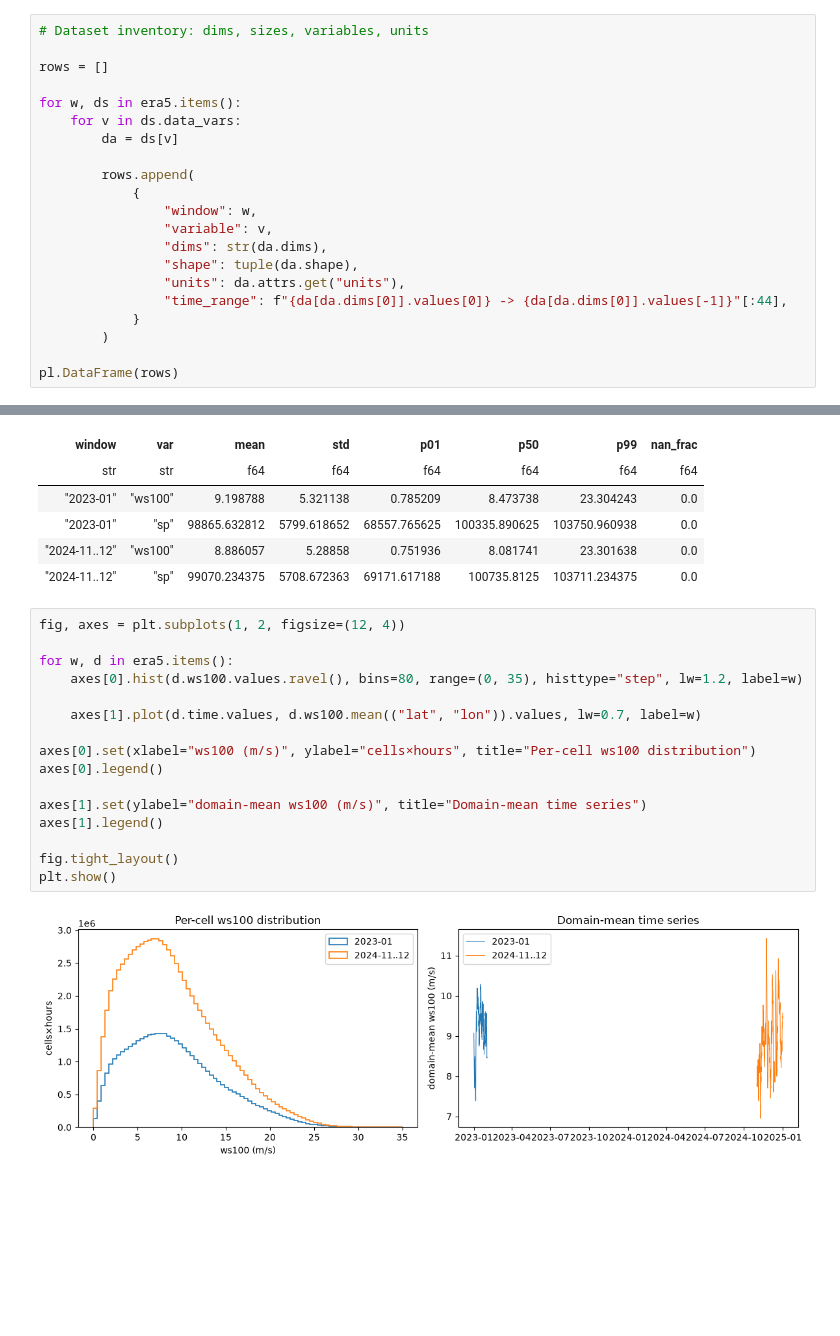
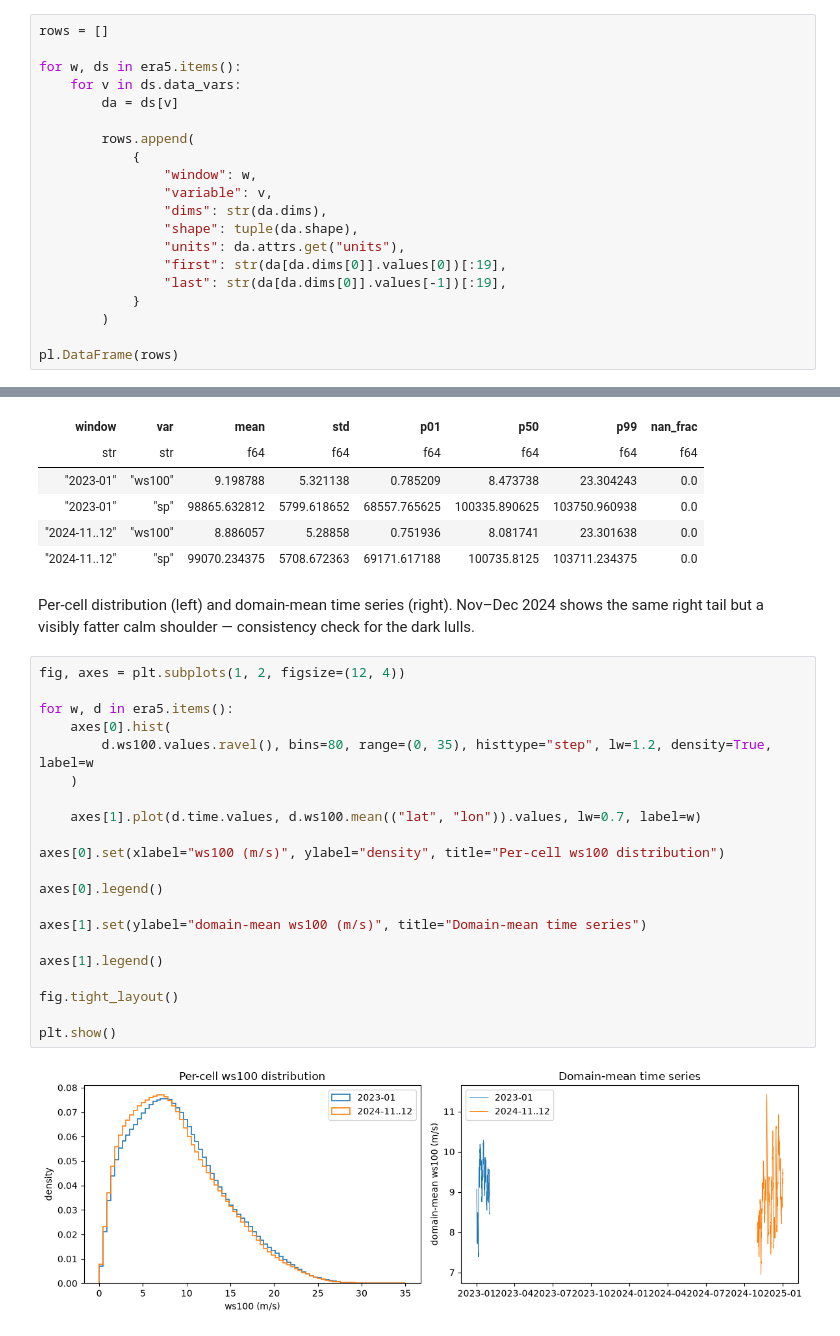
Before and after one commit to TunaHim/EuroGrid-Climate-Dynamics, a Jupyter notebook: notebooks/01_eda.ipynb, the cells around one changed output, grey strips where cells are left out. Cells and saved outputs as stored; diff of their text form; blank space fills up the shorter version.

```diff
--- a/notebooks/01_eda.ipynb
+++ b/notebooks/01_eda.ipynb
@@ -72,6 +91,4 @@ canonical contract every loader must satisfy.
 # %%
-# Dataset inventory: dims, sizes, variables, units
-
 rows = []
 
 for w, ds in era5.items():
@@ -85,7 +102,8 @@ for w, ds in era5.items():
                 "dims": str(da.dims),
                 "shape": tuple(da.shape),
                 "units": da.attrs.get("units"),
-                "time_range": f"{da[da.dims[0]].values[0]} -> {da[da.dims[0]].values[-1]}"[:44],
+                "first": str(da[da.dims[0]].values[0])[:19],
+                "last": str(da[da.dims[0]].values[-1])[:19],
             }
         )
 
@@ -165,21 +220,29 @@ shape: (4, 8)
 | "2023-01" | "sp" | 98865.632812 | 5799.618652 | 68557.765625 | 100335.890625 | 103750.960938 | 0.0 |
 | "2024-11..12" | "ws100" | 8.886057 | 5.28858 | 0.751936 | 8.081741 | 23.301638 | 0.0 |
 | "2024-11..12" | "sp" | 99070.234375 | 5708.672363 | 69171.617188 | 100735.8125 | 103711.234375 | 0.0 |
+# %% [markdown]
+Per-cell distribution (left) and domain-mean time series (right). Nov–Dec 2024 shows the same
+right tail but a visibly fatter calm shoulder — consistency check for the dark lulls.
 # %%
 fig, axes = plt.subplots(1, 2, figsize=(12, 4))
 
 for w, d in era5.items():
-    axes[0].hist(d.ws100.values.ravel(), bins=80, range=(0, 35), histtype="step", lw=1.2, label=w)
+    axes[0].hist(
+        d.ws100.values.ravel(), bins=80, range=(0, 35), histtype="step", lw=1.2, density=True, label=w
+    )
 
     axes[1].plot(d.time.values, d.ws100.mean(("lat", "lon")).values, lw=0.7, label=w)
 
-axes[0].set(xlabel="ws100 (m/s)", ylabel="cells×hours", title="Per-cell ws100 distribution")
+axes[0].set(xlabel="ws100 (m/s)", ylabel="density", title="Per-cell ws100 distribution")
+
 axes[0].legend()
 
 axes[1].set(ylabel="domain-mean ws100 (m/s)", title="Domain-mean time series")
+
 axes[1].legend()
 
 fig.tight_layout()
+
 plt.show()
 # %% [output]
-[figure, old version]
+[figure, new version]
```
Also changed, not shown: parts of 30 cells of this notebook, 1 other file.
